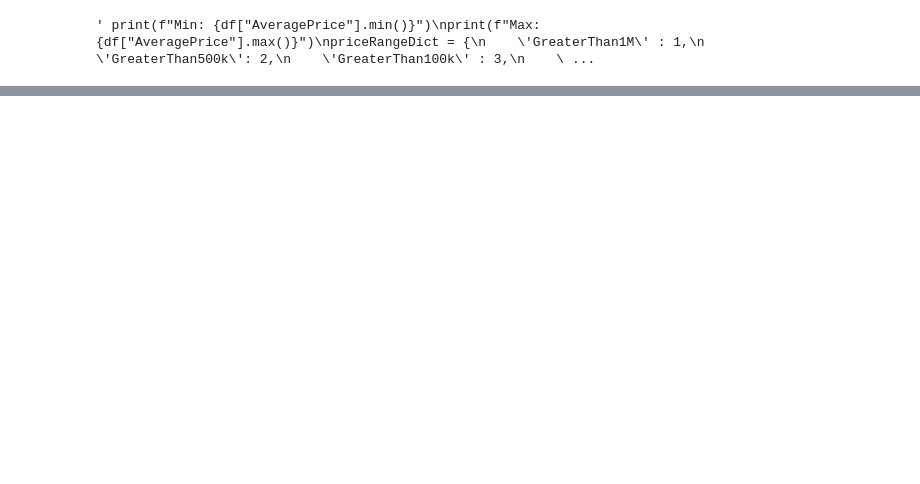
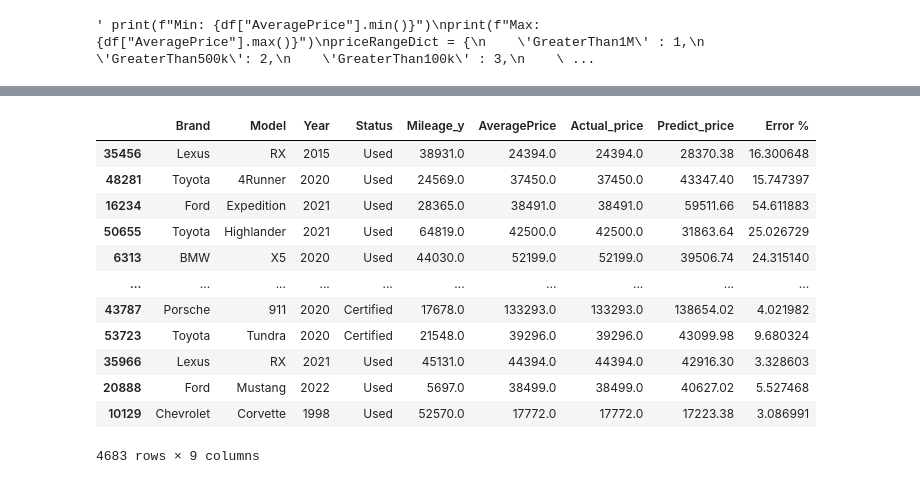
Before and after one commit to kylechou2873/finalProject-ML, a Jupyter notebook: pricePredictionRandForest.ipynb, the cells around one changed output, grey strips where cells are left out. Cells and saved outputs as stored; diff of their text form; code cells hidden in the pictures; blank space fills up the shorter version.

```diff
--- a/pricePredictionRandForest.ipynb
+++ b/pricePredictionRandForest.ipynb
@@ -186,0 +219,18 @@ predictions_df.loc[:,'Error %'].mean()
+# %%
+result_df = pd.merge(predictions_df,df,how='left',left_index=True,right_index=True)
+result_df = result_df[["Brand","Model","Year","Status","Mileage_y","AveragePrice","Actual_price","Predict_price","Error %"]]
+result_df
+# %% [output]
+|  | Brand | Model | Year | Status | Mileage_y | AveragePrice | Actual_price | Predict_price | Error % |
+| 35456 | Lexus | RX | 2015 | Used | 38931.0 | 24394.0 | 24394.0 | 28370.38 | 16.300648 |
+| 48281 | Toyota | 4Runner | 2020 | Used | 24569.0 | 37450.0 | 37450.0 | 43347.40 | 15.747397 |
+| 16234 | Ford | Expedition | 2021 | Used | 28365.0 | 38491.0 | 38491.0 | 59511.66 | 54.611883 |
+| 50655 | Toyota | Highlander | 2021 | Used | 64819.0 | 42500.0 | 42500.0 | 31863.64 | 25.026729 |
+| 6313 | BMW | X5 | 2020 | Used | 44030.0 | 52199.0 | 52199.0 | 39506.74 | 24.315140 |
+| ... | ... | ... | ... | ... | ... | ... | ... | ... | ... |
+| 43787 | Porsche | 911 | 2020 | Certified | 17678.0 | 133293.0 | 133293.0 | 138654.02 | 4.021982 |
+| 53723 | Toyota | Tundra | 2020 | Certified | 21548.0 | 39296.0 | 39296.0 | 43099.98 | 9.680324 |
+| 35966 | Lexus | RX | 2021 | Used | 45131.0 | 44394.0 | 44394.0 | 42916.30 | 3.328603 |
+| 20888 | Ford | Mustang | 2022 | Used | 5697.0 | 38499.0 | 38499.0 | 40627.02 | 5.527468 |
+| 10129 | Chevrolet | Corvette | 1998 | Used | 52570.0 | 17772.0 | 17772.0 | 17223.38 | 3.086991 |
+4683 rows × 9 columns
```
Also changed, not shown: parts of 11 cells of this notebook.
